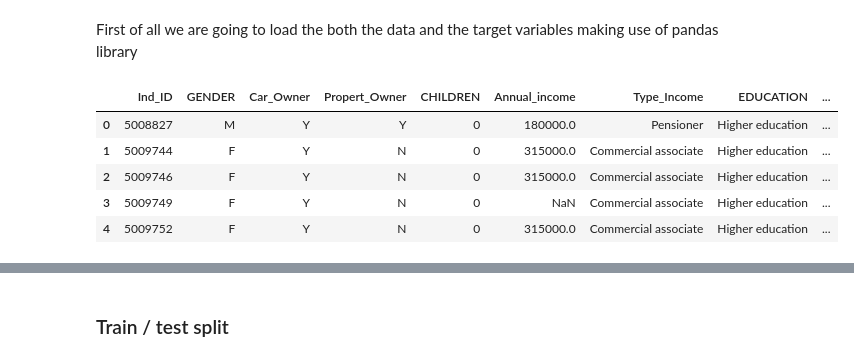
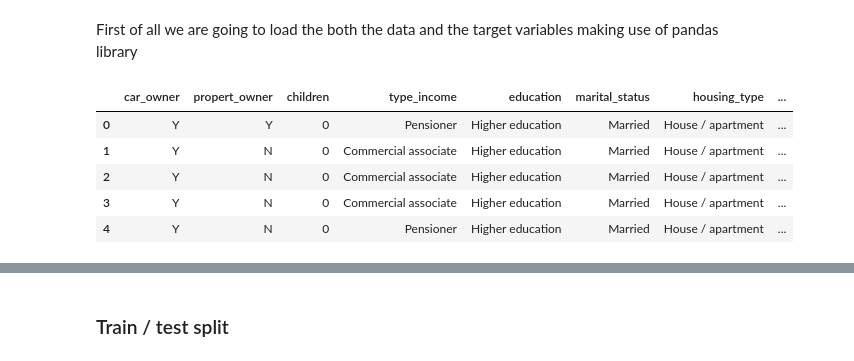
Before and after one commit to aitorlarrinoa/data-science-concepts, a Jupyter notebook: notebooks/algorithms/02_logistic_regression.ipynb, the cells around one changed output, grey strips where cells are left out. Drawn from its saved outputs; the diff is of its cells as text; code cells hidden in the pictures.

```diff
--- a/notebooks/algorithms/02_logistic_regression.ipynb
+++ b/notebooks/algorithms/02_logistic_regression.ipynb
@@ -24,8 +23,7 @@ warnings.simplefilter("ignore")
 # %% [markdown]
 # 3. Define global variables
 # %%
-INPUT_DATA = "../../data/credit_card_data/Credit_card.csv"
-INPUT_TARGET = "../../data/credit_card_data/Credit_card_label.csv"
+INPUT_PATH = "../../data/credit_card_data/data_modified_binary_classification.csv"
 # %% [markdown]
 # 4. Functions
 # %% [markdown]
@@ -59,12 +35,12 @@ Variables:
 # %% [markdown]
 First of all we are going to load the both the data and the target variables making use of pandas library
 # %%
-data = pd.read_csv(INPUT_DATA)
+data = pd.read_csv(INPUT_PATH, sep=";")
 data.head()
 # %% [output]
-|  | Ind_ID | GENDER | Car_Owner | Propert_Owner | CHILDREN | Annual_income | Type_Income | EDUCATION | ... |
-| 0 | 5008827 | M | Y | Y | 0 | 180000.0 | Pensioner | Higher education | ... |
-| 1 | 5009744 | F | Y | N | 0 | 315000.0 | Commercial associate | Higher education | ... |
-| 2 | 5009746 | F | Y | N | 0 | 315000.0 | Commercial associate | Higher education | ... |
-| 3 | 5009749 | F | Y | N | 0 | NaN | Commercial associate | Higher education | ... |
-| 4 | 5009752 | F | Y | N | 0 | 315000.0 | Commercial associate | Higher education | ... |
+|  | car_owner | propert_owner | children | type_income | education | marital_status | housing_type | ... |
+| 0 | Y | Y | 0 | Pensioner | Higher education | Married | House / apartment | ... |
+| 1 | Y | N | 0 | Commercial associate | Higher education | Married | House / apartment | ... |
+| 2 | Y | N | 0 | Commercial associate | Higher education | Married | House / apartment | ... |
+| 3 | Y | N | 0 | Commercial associate | Higher education | Married | House / apartment | ... |
+| 4 | Y | N | 0 | Pensioner | Higher education | Married | House / apartment | ... |
```
Also changed, not shown: parts of 31 cells of this notebook, 1 other file.
